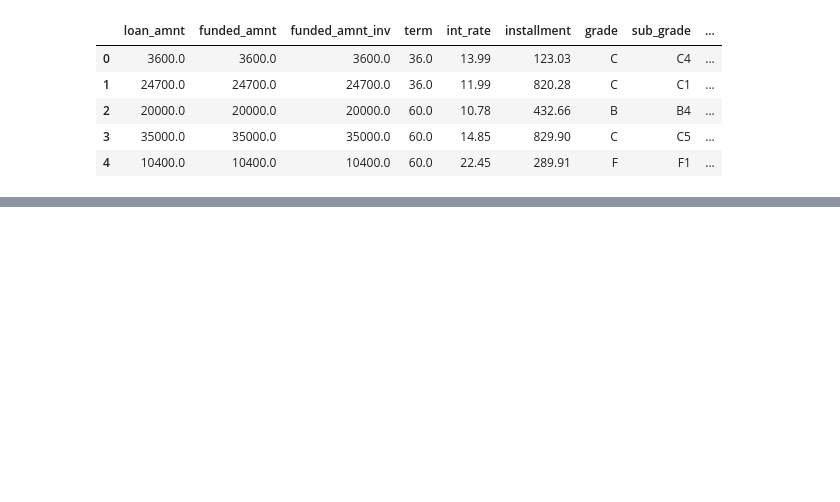
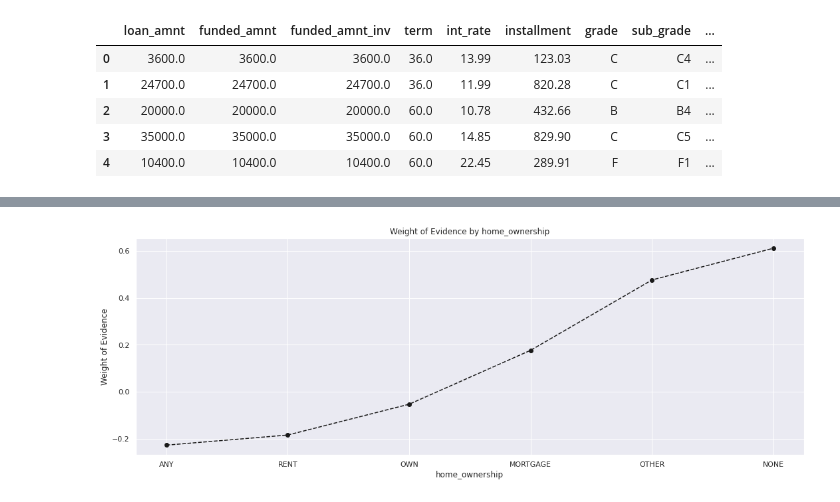
Before and after one commit to anshulsinghgehlot/CreditRiskModel_lendingclub, a Jupyter notebook: data-preprocess.ipynb, the cells around one changed output, grey strips where cells are left out. Saved outputs shown, nothing was run; the diff lists cells and outputs as text; code cells hidden in the pictures; blank space fills up the shorter version.

```diff
--- a/data-preprocess.ipynb
+++ b/data-preprocess.ipynb
@@ -345,0 +389,3 @@ loandata_cat_dummy = dummy_creation(loandata_cat, loandata_cat.columns.values)
+# %%
+df_temp = woe_discrete(X, "home_ownership", y)
+df_temp
@@ -345,0 +400,4 @@ loandata_cat_dummy = dummy_creation(loandata_cat, loandata_cat.columns.values)
+# %%
+woe_plot(df_temp)
+# %% [output]
+[figure, added]
```
Also changed, not shown: parts of 142 cells of this notebook.
